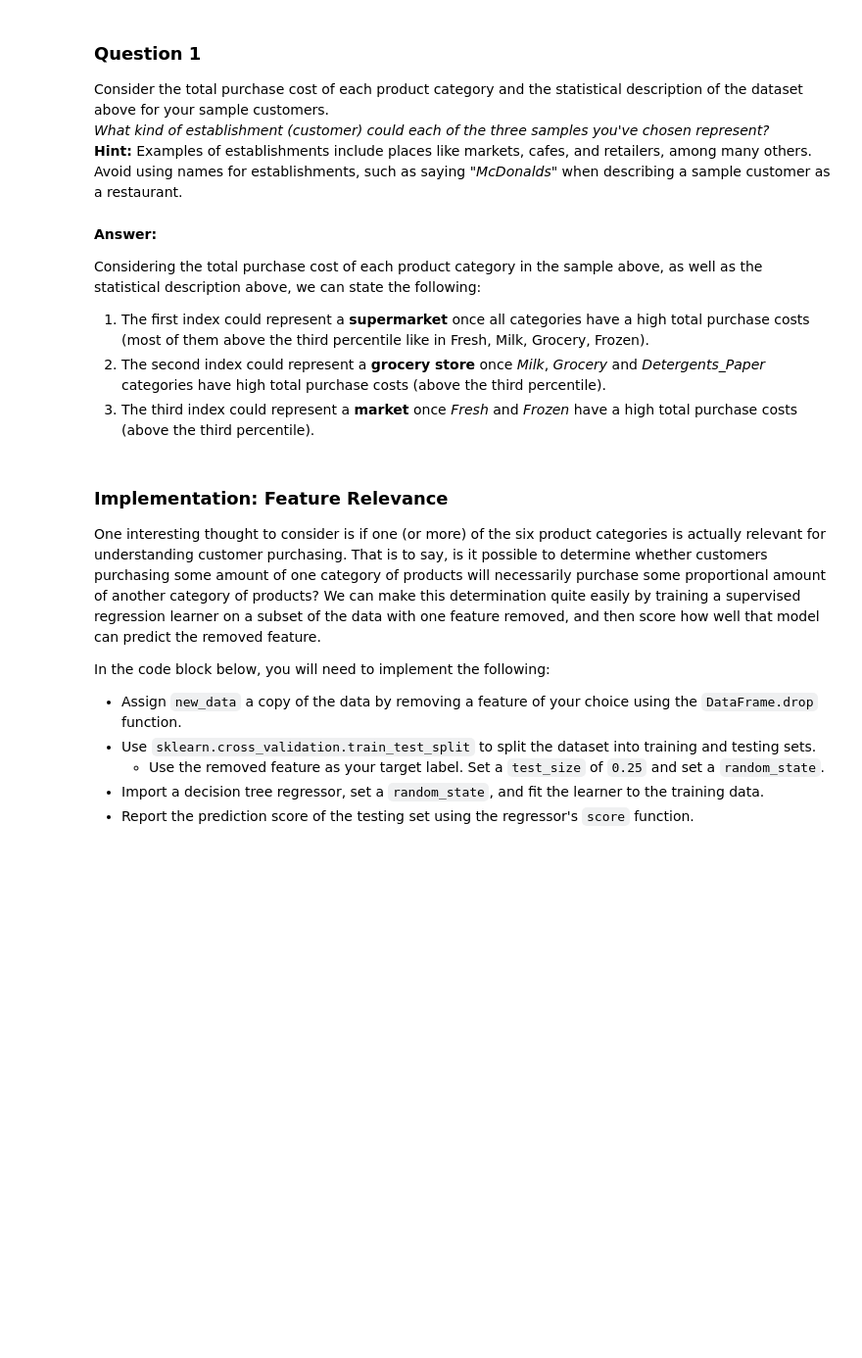
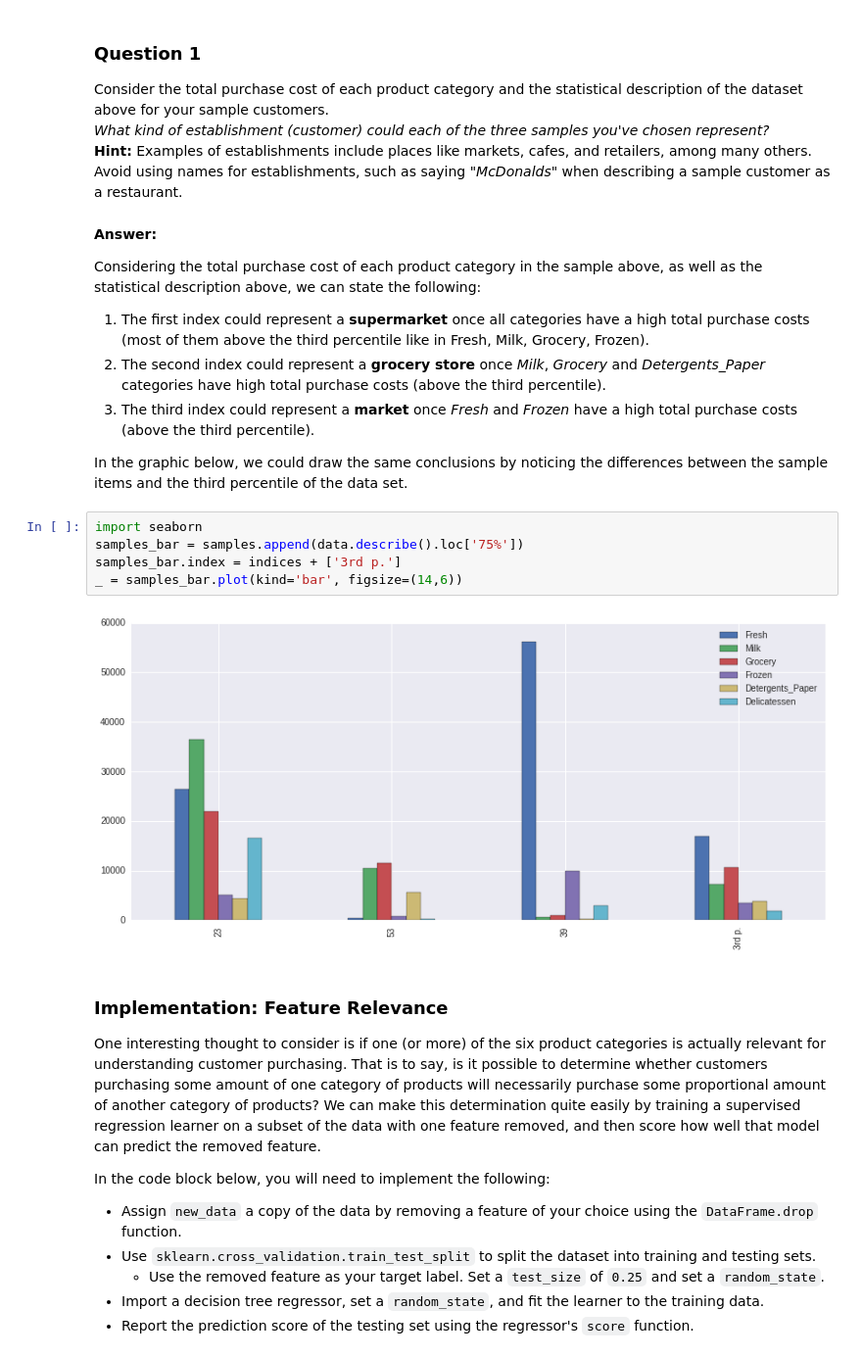
Before and after one commit to iuriramos/customer-segments, a Jupyter notebook: customer_segments.ipynb, the cells around one changed output. Shown: that part at 98% size. Drawn from its saved outputs; the diff is of its cells as text; blank space fills up the shorter version.

```diff
--- a/customer_segments.ipynb
+++ b/customer_segments.ipynb
@@ -79,9 +79,19 @@ Consider the total purchase cost of each product category and the statistical de
 **Answer:**
 
 Considering the total purchase cost of each product category in the sample above, as well as the statistical description above, we can state the following:
+
 1. The first index could represent a **supermarket** once all categories have a high total purchase costs (most of them above the third percentile like in Fresh, Milk, Grocery, Frozen).
 2. The second index could represent a **grocery store** once *Milk*, *Grocery* and *Detergents_Paper* categories have high total purchase costs (above the third percentile).
 3. The third index could represent a **market** once *Fresh* and *Frozen* have a high total purchase costs (above the third percentile).
+
+In the graphic below, we could draw the same conclusions by noticing the differences between the sample items and the third percentile of the data set.
+# %%
+import seaborn
+samples_bar = samples.append(data.describe().loc['75%'])
+samples_bar.index = indices + ['3rd p.']
+_ = samples_bar.plot(kind='bar', figsize=(14,6))
+# %% [output]
+[figure, added]
 # %% [markdown]
 ### Implementation: Feature Relevance
 One interesting thought to consider is if one (or more) of the six product categories is actually relevant for understanding customer purchasing. That is to say, is it possible to determine whether customers purchasing some amount of one category of products will necessarily purchase some proportional amount of another category of products? We can make this determination quite easily by training a supervised regression learner on a subset of the data with one feature removed, and then score how well that model can predict the removed feature.
```
Also changed, not shown: parts of 13 cells of this notebook, 1 other file.
